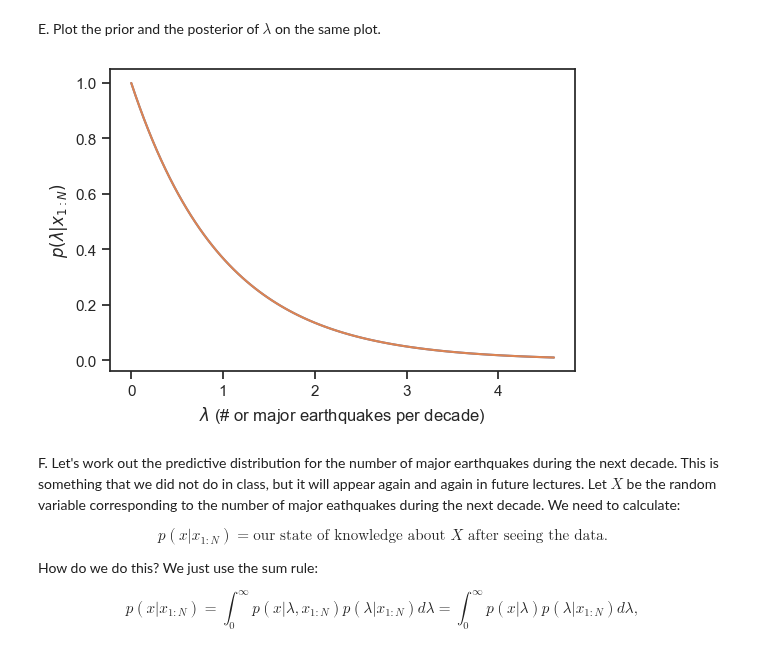
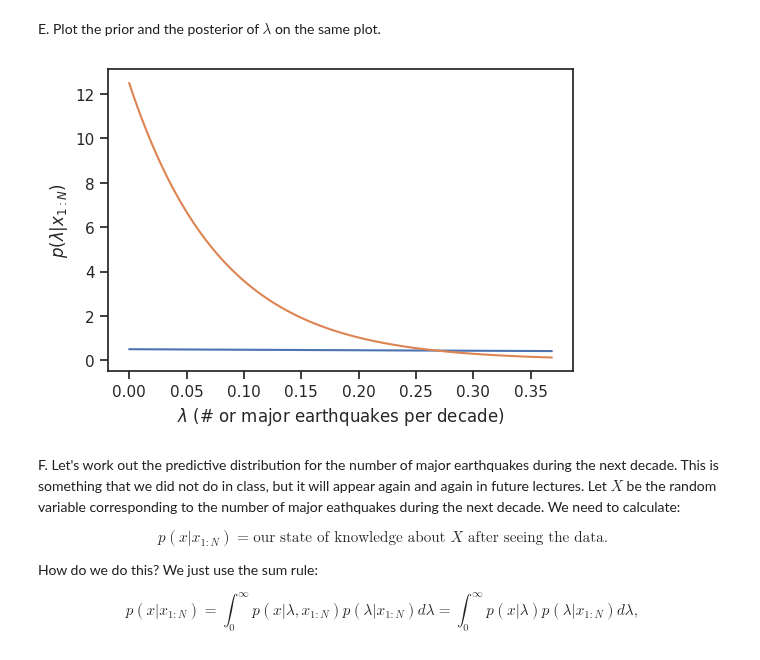
Before and after one commit to schemp98/data-analytics-se, a Jupyter notebook: lecturebook/homework/homework-03_SCC.ipynb, the cells around one changed output. Saved outputs shown, nothing was run; the diff lists cells and outputs as text; code cells hidden in the pictures.

```diff
--- a/lecturebook/homework/homework-03_SCC.ipynb
+++ b/lecturebook/homework/homework-03_SCC.ipynb
@@ -614,20 +614,20 @@ E. Plot the prior and the posterior of $\lambda$ on the same plot.
 # %%
 # Your expression for alpha posterior here:
 alpha_post = 1.0
 # Your expression for beta posterior here:
-beta_post = 1.0
+beta_post = 12.5
 # The posterior
 lambda_post = st.gamma(alpha_post, scale=1.0 / beta_post)
 
 # Plot it
 lambdas = np.linspace(0, lambda_post.ppf(0.99), 100)
 fig, ax = plt.subplots()
 ax.plot(lambdas, lambda_prior.pdf(lambdas))
 ax.plot(lambdas, lambda_post.pdf(lambdas))
 ax.set_xlabel('$\lambda$ (# or major earthquakes per decade)')
 ax.set_ylabel('$p(\lambda|x_{1:N})$');
 # %% [output]
-[figure, old version]
+[figure, new version]
 # %% [markdown]
 F. Let's work out the predictive distribution for the number of major earthquakes during the next decade.
 This is something that we did not do in class, but it will appear again and again in future lectures.
```
Also changed, not shown: parts of 10 cells of this notebook.
